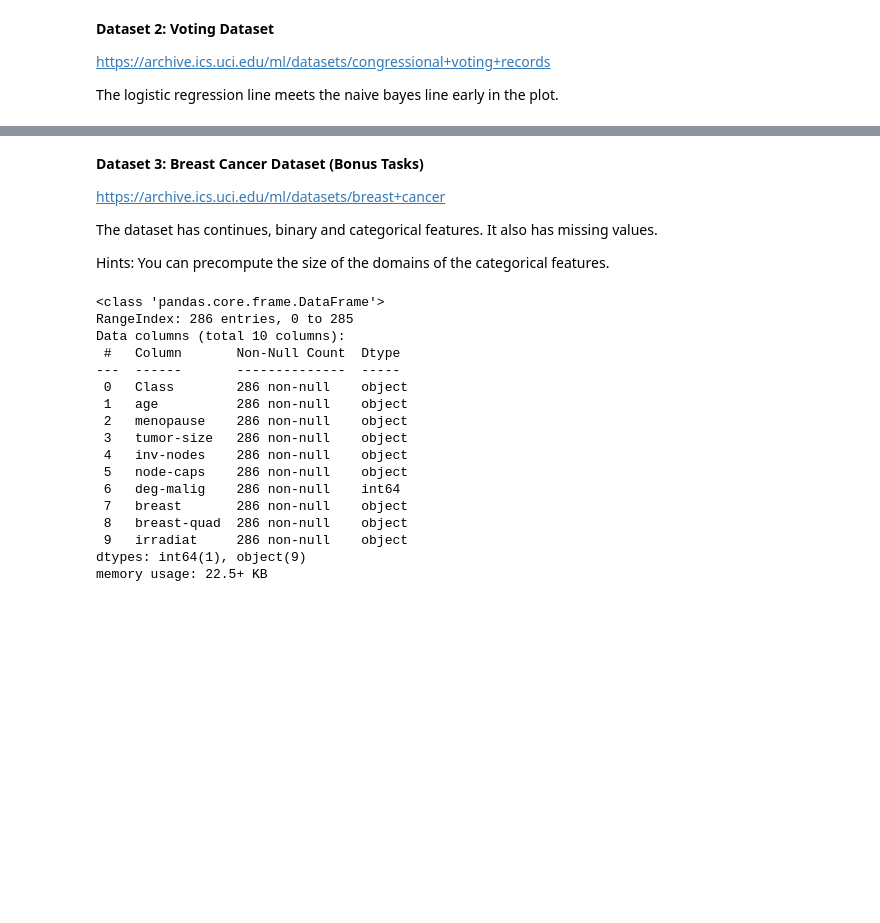
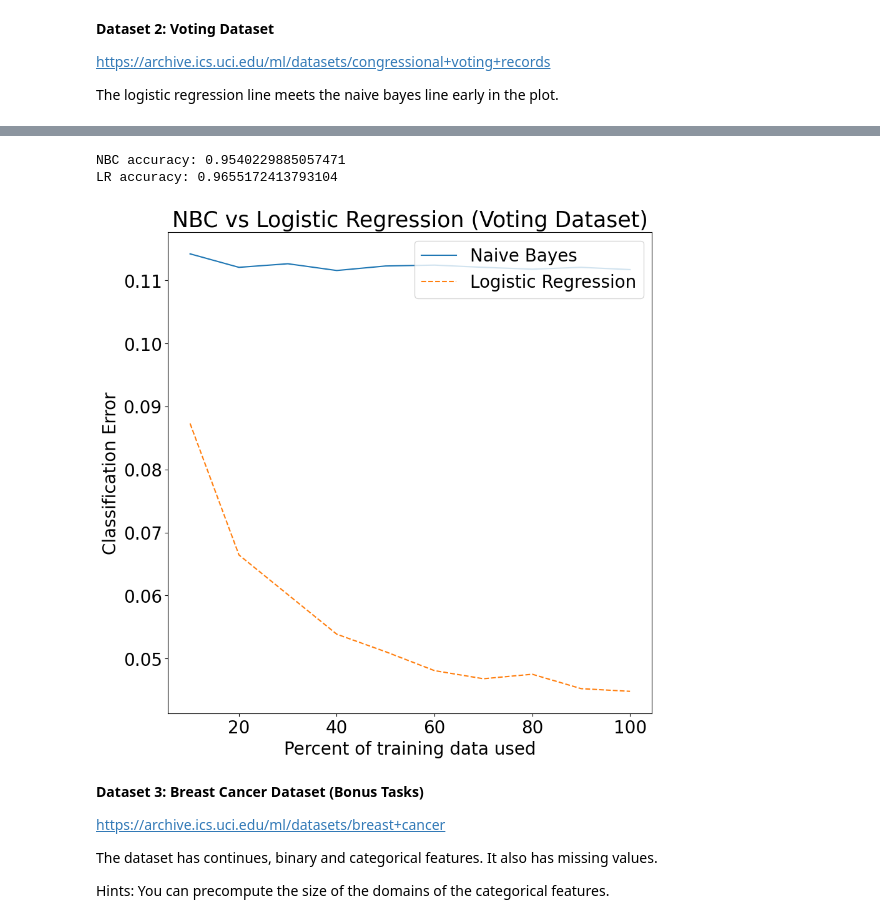
Before and after one commit to dastuzh/FDS25-T043, a Jupyter notebook: Practical 2/Practical2_skeleton_olat.ipynb, the cells around one changed output, grey strips where cells are left out. Saved outputs shown, nothing was run; the diff lists cells and outputs as text; code cells hidden in the pictures; blank space fills up the shorter version.

```diff
--- a/Practical 2/Practical2_skeleton_olat.ipynb
+++ b/Practical 2/Practical2_skeleton_olat.ipynb
@@ -509,3 +556,49 @@ memory usage: 57.9+ KB
+# %%
+# load the dataset
+# TODO: insert your code for experiments
+###################################################
+##### YOUR CODE STARTS HERE #######################
+###################################################
+voting = pd.read_csv('./datasets/voting.csv')
+
+
+X = voting.iloc[:, 1:].map(lambda x: 1 if x=='y' else (0 if x=='n' else np.nan)).to_numpy()
+y = voting.iloc[:, 0].map({'democrat':0, 'republican':1}).to_numpy()
+
+
+X_df = pd.DataFrame(X)
+for col in X_df.columns:
+    X_df[col] = X_df[col].fillna(X_df[col].mode()[0])
+X = X_df.to_numpy()
+
+sss = StratifiedShuffleSplit(n_splits=1, test_size=0.2, random_state=42)
+for train_index, test_index in sss.split(X, y):
+    X_train, X_test = X[train_index], X[test_index]
+    y_train, y_test = y[train_index], y[test_index]
+
+nbc = NBC(feature_types=['b'] * X.shape[1])
+nbc.fit(X_train, y_train)
+
+lr = LogisticRegression(max_iter=1000, random_state=42)
+lr.fit(X_train, y_train)
+
+yhat_nbc = nbc.predict(X_test)
+yhat_lr = lr.predict(X_test)
+
+print("NBC accuracy:", np.mean(yhat_nbc == y_test))
+print("LR accuracy:", np.mean(yhat_lr == y_test))
+
+nbc_perf, lr_perf = compareNBCvsLR(nbc, lr, X_train, y_train, num_runs=200, num_splits=10)
+
+
+makePlot(nbc_perf, lr_perf, title="NBC vs Logistic Regression (Voting Dataset)")
+###################################################
+##### YOUR CODE ENDS HERE #########################
+###################################################
+# %% [output]
+NBC accuracy: 0.9540229885057471
+LR accuracy: 0.9655172413793104
+[figure, added]
 # %% [markdown]
 **Dataset 3: Breast Cancer Dataset (Bonus Tasks)**
 
@@ -514,34 +607,3 @@ https://archive.ics.uci.edu/ml/datasets/breast+cancer
 The dataset has continues, binary and categorical features. It also has missing values.
 
 Hints: You can precompute the size of the domains of the categorical features.
-# %%
-# load the dataset
-# TODO: insert your code for experiments
-###################################################
-##### YOUR CODE STARTS HERE #######################
-###################################################
-cancer = pd.read_csv('./datasets/breast-cancer.csv')
-
-cancer.info()
-
-###################################################
-##### YOUR CODE ENDS HERE #########################
-###################################################
-# %% [output]
-<class 'pandas.core.frame.DataFrame'>
-RangeIndex: 286 entries, 0 to 285
-Data columns (total 10 columns):
- #   Column       Non-Null Count  Dtype
----  ------       --------------  -----
- 0   Class        286 non-null    object
- 1   age          286 non-null    object
- 2   menopause    286 non-null    object
- 3   tumor-size   286 non-null    object
- 4   inv-nodes    286 non-null    object
- 5   node-caps    286 non-null    object
- 6   deg-malig    286 non-null    int64
- 7   breast       286 non-null    object
- 8   breast-quad  286 non-null    object
- 9   irradiat     286 non-null    object
-dtypes: int64(1), object(9)
-memory usage: 22.5+ KB
```
Also changed, not shown: parts of 29 cells of this notebook.
